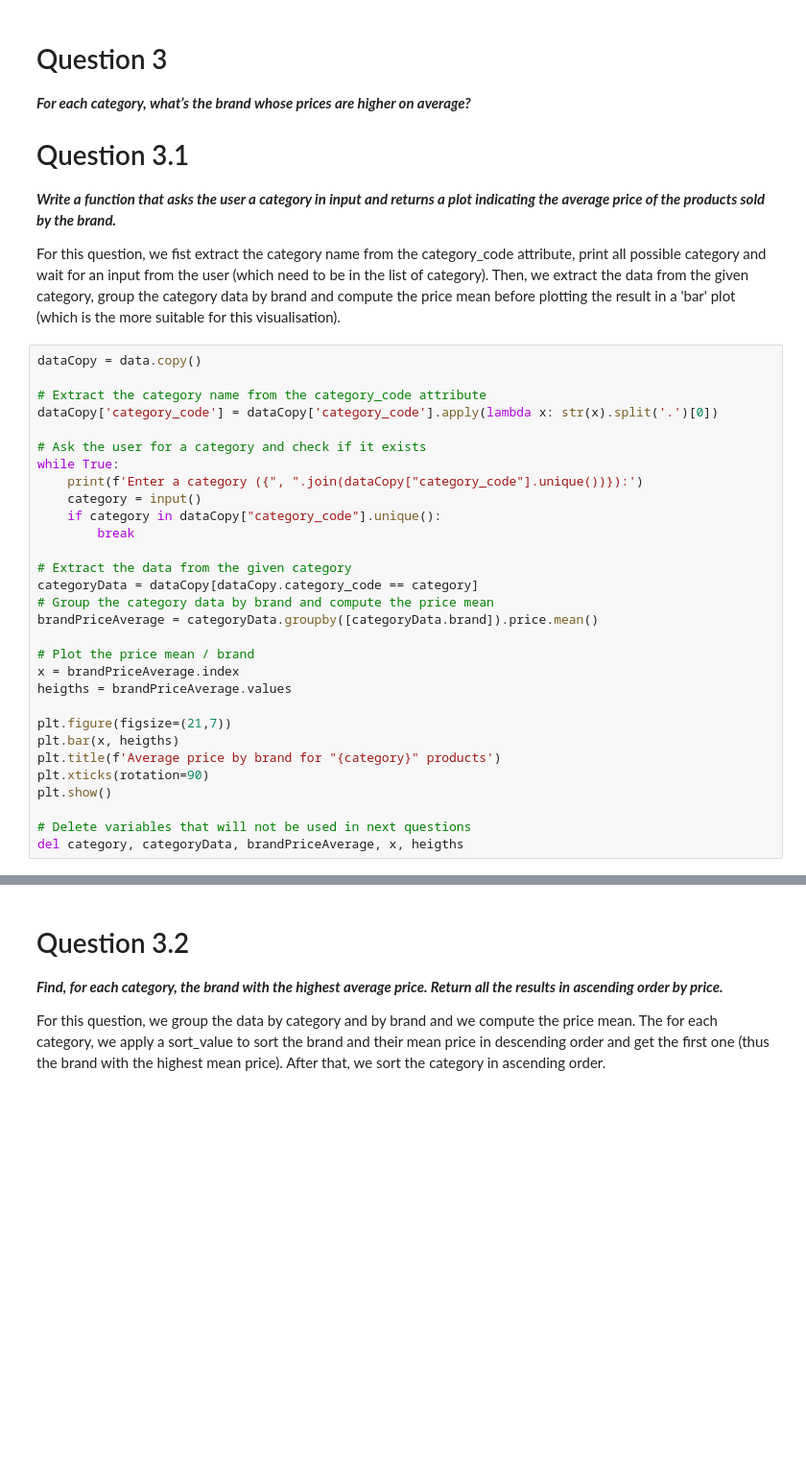
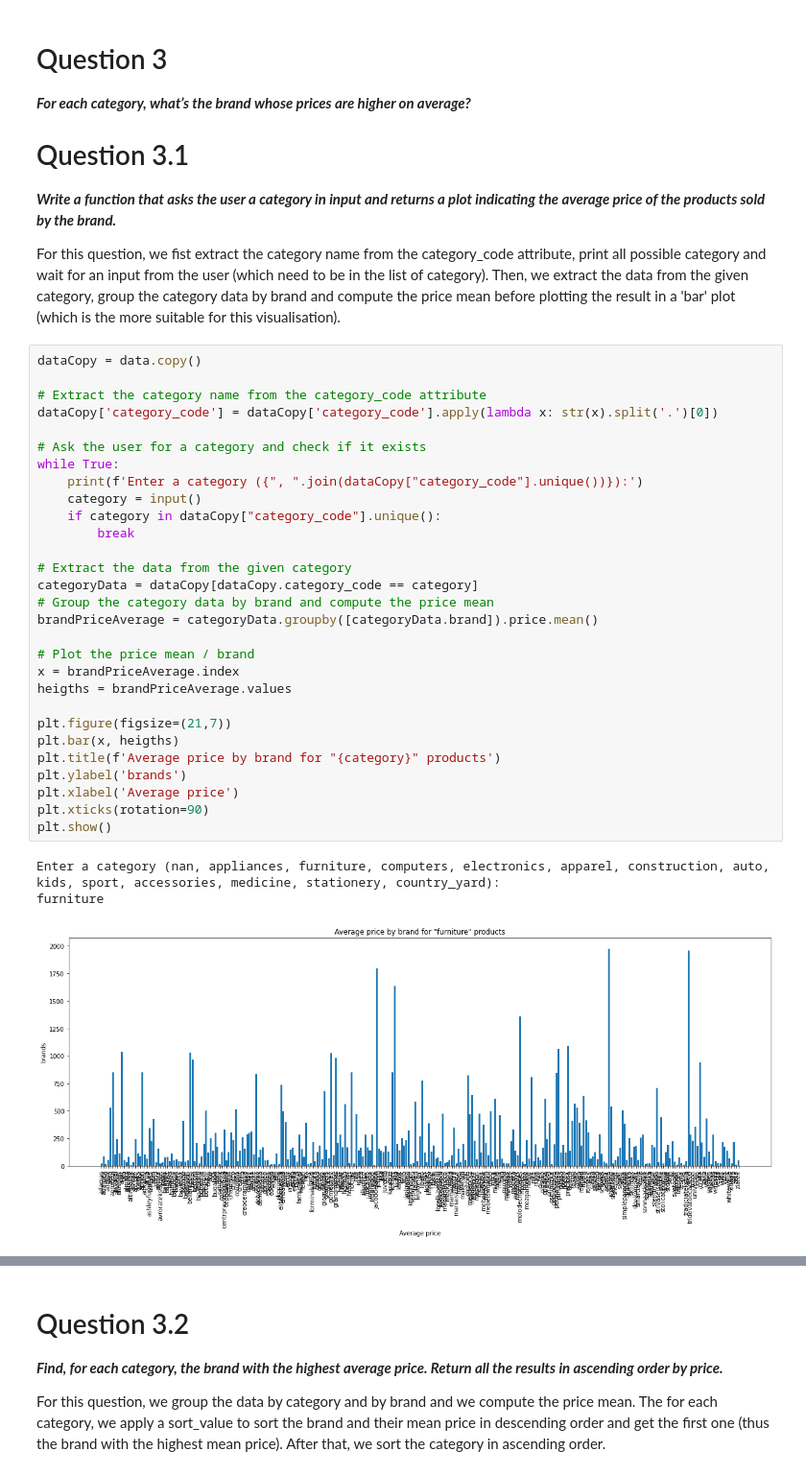
Before and after one commit to WhyW0rry/ADM-Homework-2, a Jupyter notebook: main.ipynb, the cells around one changed output, grey strips where cells are left out. Shown: that part at 96% size. Cells and saved outputs as stored; diff of their text form; blank space fills up the shorter version.

```diff
--- a/main.ipynb
+++ b/main.ipynb
@@ -401,30 +495,33 @@ For this question, we fist extract the category name from the category_code attr
 # %%
 dataCopy = data.copy()
 
 # Extract the category name from the category_code attribute
 dataCopy['category_code'] = dataCopy['category_code'].apply(lambda x: str(x).split('.')[0])
 
 # Ask the user for a category and check if it exists
 while True:
     print(f'Enter a category ({", ".join(dataCopy["category_code"].unique())}):')
     category = input()
     if category in dataCopy["category_code"].unique():
         break
 
 # Extract the data from the given category
 categoryData = dataCopy[dataCopy.category_code == category]
 # Group the category data by brand and compute the price mean
 brandPriceAverage = categoryData.groupby([categoryData.brand]).price.mean()
 
 # Plot the price mean / brand
 x = brandPriceAverage.index
 heigths = brandPriceAverage.values
 
 plt.figure(figsize=(21,7))
 plt.bar(x, heigths)
 plt.title(f'Average price by brand for "{category}" products')
+plt.ylabel('brands')
+plt.xlabel('Average price')
 plt.xticks(rotation=90)
 plt.show()
-
-# Delete variables that will not be used in next questions
-del category, categoryData, brandPriceAverage, x, heigths
+# %% [output]
+Enter a category (nan, appliances, furniture, computers, electronics, apparel, construction, auto, kids, sport, accessories, medicine, stationery, country_yard):
+furniture
+[figure, added]
```
Also changed, not shown: parts of 71 cells of this notebook, 1 other file.
